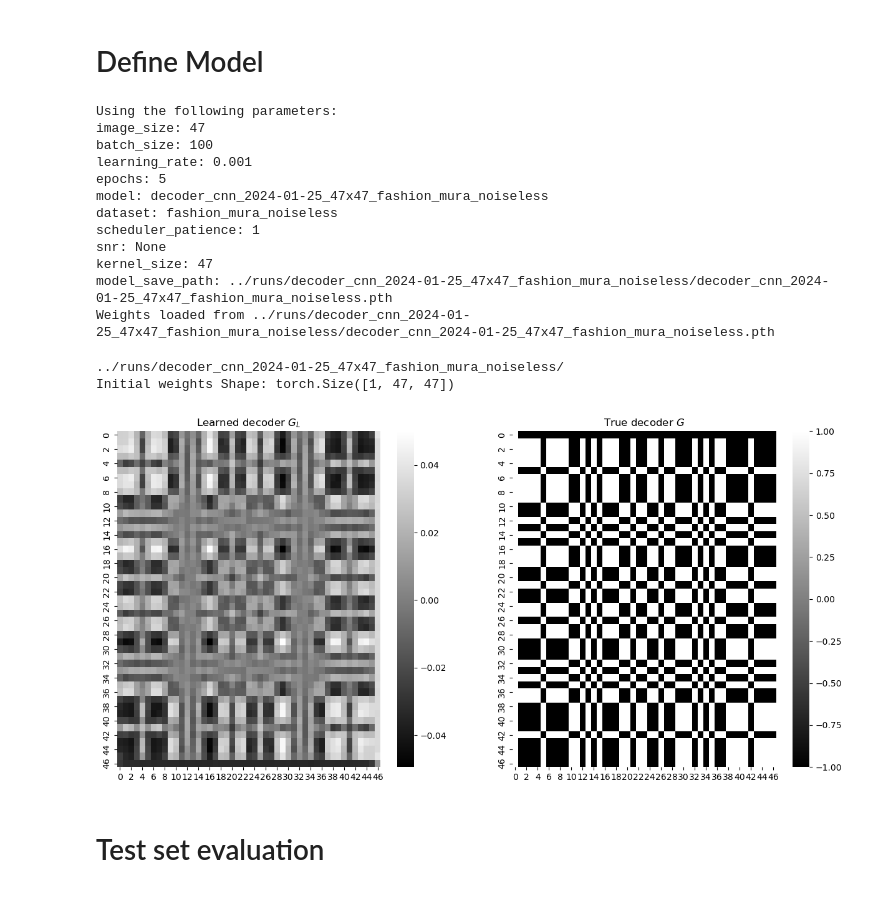
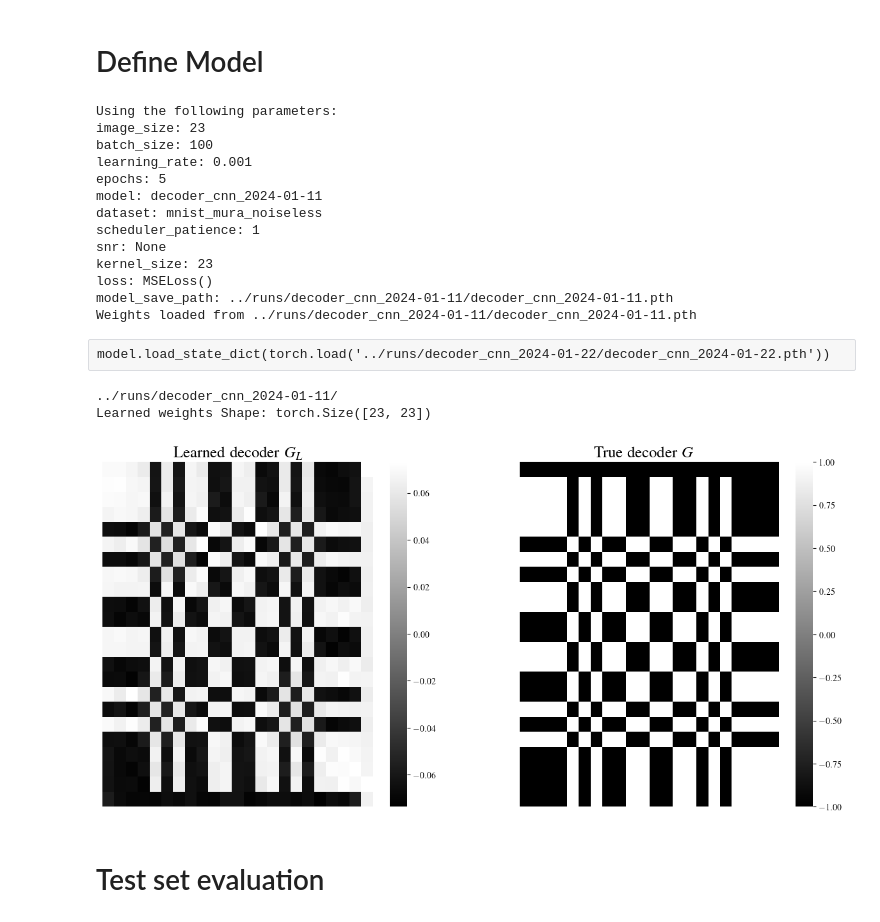
Before and after one commit to jornelasmunoz/UCM_Undergraduate_Research, a Jupyter notebook: jornelasmunoz/notebooks/evaluation_learn_decoder.ipynb, the cells around one changed output. Drawn from its saved outputs; the diff is of its cells as text; code cells hidden in the pictures.

```diff
--- a/jornelasmunoz/notebooks/evaluation_learn_decoder.ipynb
+++ b/jornelasmunoz/notebooks/evaluation_learn_decoder.ipynb
@@ -51,14 +51,14 @@ wandb: Currently logged in as: jocelynornelasmunoz. Use `wandb login --relogin`
 True
 # %%
 # Create params dict
-date = '2024-01-25'#str(datetime.datetime.now().date())
+date = '2024-01-11'#str(datetime.datetime.now().date())
 params = {
-    "image_size": 47,
+    "image_size": 23,
     "batch_size":100,
     "learning_rate": 0.001,
     "epochs": 5,
     "model": f"decoder_cnn_{date}",
-    "dataset": "fashion_mura_noiseless",
+    "dataset": "mnist_mura_noiseless",
     "scheduler_patience": 1,
     "snr": None,
 }
@@ -85,41 +95,54 @@ plt.show()
 # %%
 # Instantiate model
 model = RECON_CNN(params)#.to(device)
-# model.apply(model.weights_init)
 # %% [output]
 Using the following parameters:
-image_size: 47
+image_size: 23
 batch_size: 100
 learning_rate: 0.001
 epochs: 5
-model: decoder_cnn_2024-01-25_47x47_fashion_mura_noiseless
-dataset: fashion_mura_noiseless
+model: decoder_cnn_2024-01-11
+dataset: mnist_mura_noiseless
 scheduler_patience: 1
 snr: None
-kernel_size: 47
-model_save_path: ../runs/decoder_cnn_2024-01-25_47x47_fashion_mura_noiseless/decoder_cnn_2024-01-25_47x47_fashion_mura_noiseless.pth
-Weights loaded from ../runs/decoder_cnn_2024-01-25_47x47_fashion_mura_noiseless/decoder_cnn_2024-01-25_47x47_fashion_mura_noiseless.pth
+kernel_size: 23
+loss: MSELoss()
+model_save_path: ../runs/decoder_cnn_2024-01-11/decoder_cnn_2024-01-11.pth
+Weights loaded from ../runs/decoder_cnn_2024-01-11/decoder_cnn_2024-01-11.pth
+# %% [raw]
+model.load_state_dict(torch.load('../runs/decoder_cnn_2024-01-22/decoder_cnn_2024-01-22.pth'))
+# %%
+# Change plotting parameters
+plt.rcParams.update({
+    "text.usetex": True,
+    "font.family": "Times", #"Computer Modern Serif"
+    "figure.figsize" : [15,10],
+})
 # %%
 ## Plot weights
 print(model.RUN_DIR)
 # ----------- Plot learned weights and target weights----
-# From Jacky's SAR stuff
-# Define initial weights from the CNN model
-init_weights = list(model.parameters())
-init_weight_map = init_weights[0].detach()
-print('Initial weights Shape: {}'.format(init_weight_map[0].shape))
+weight_map = list(model.parameters())[0].detach().squeeze(0).squeeze(0)
+print('Learned weights Shape: {}'.format(weight_map.shape))
 
+target_weights = train_data.G
 fig, axs = plt.subplots(1,2, figsize=(15,7))
 axs = axs.ravel()
-sns.heatmap(np.squeeze(init_weight_map.cpu().numpy()), cmap='gray', ax= axs[0])
+sns.heatmap(np.squeeze(weight_map.cpu().numpy()), cmap='gray', ax= axs[0])
 sns.heatmap(target_weights, cmap='gray', ax= axs[1])
-axs[0].set_title("Learned decoder $G_L$")
-axs[1].set_title("True decoder $G$")
+# axs[0].imshow(weight_map, cmap='gray')
+# axs[1].imshow(target_weights, cmap='gray')
+axs[0].set_title("Learned decoder $G_L$", fontsize=18)
+axs[1].set_title("True decoder $G$", fontsize=18)
+axs[0].axis('off')
+axs[1].axis('off')
+# axs[0].patch.set_edgecolor('black')
+fig.savefig(model.RUN_DIR+'learned_vs_target_weights_v2.png',dpi=400)
 plt.show()
 # %% [output]
-../runs/decoder_cnn_2024-01-25_47x47_fashion_mura_noiseless/
-Initial weights Shape: torch.Size([1, 47, 47])
+../runs/decoder_cnn_2024-01-11/
+Learned weights Shape: torch.Size([23, 23])
-[figure, old version]
+[figure, new version]
 # %% [markdown]
 # Test set evaluation
 # %%
```
Also changed, not shown: parts of 22 cells of this notebook, 39 other files.
